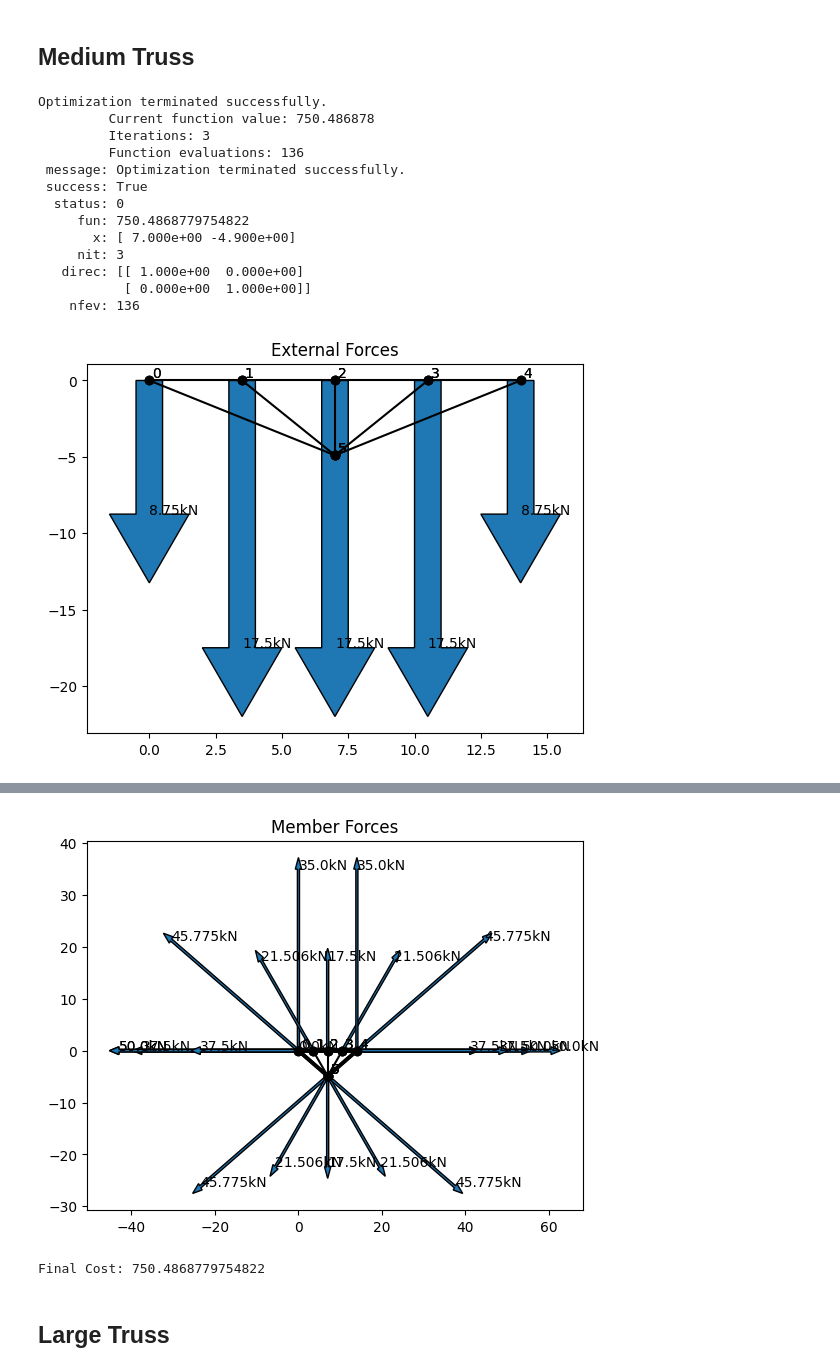
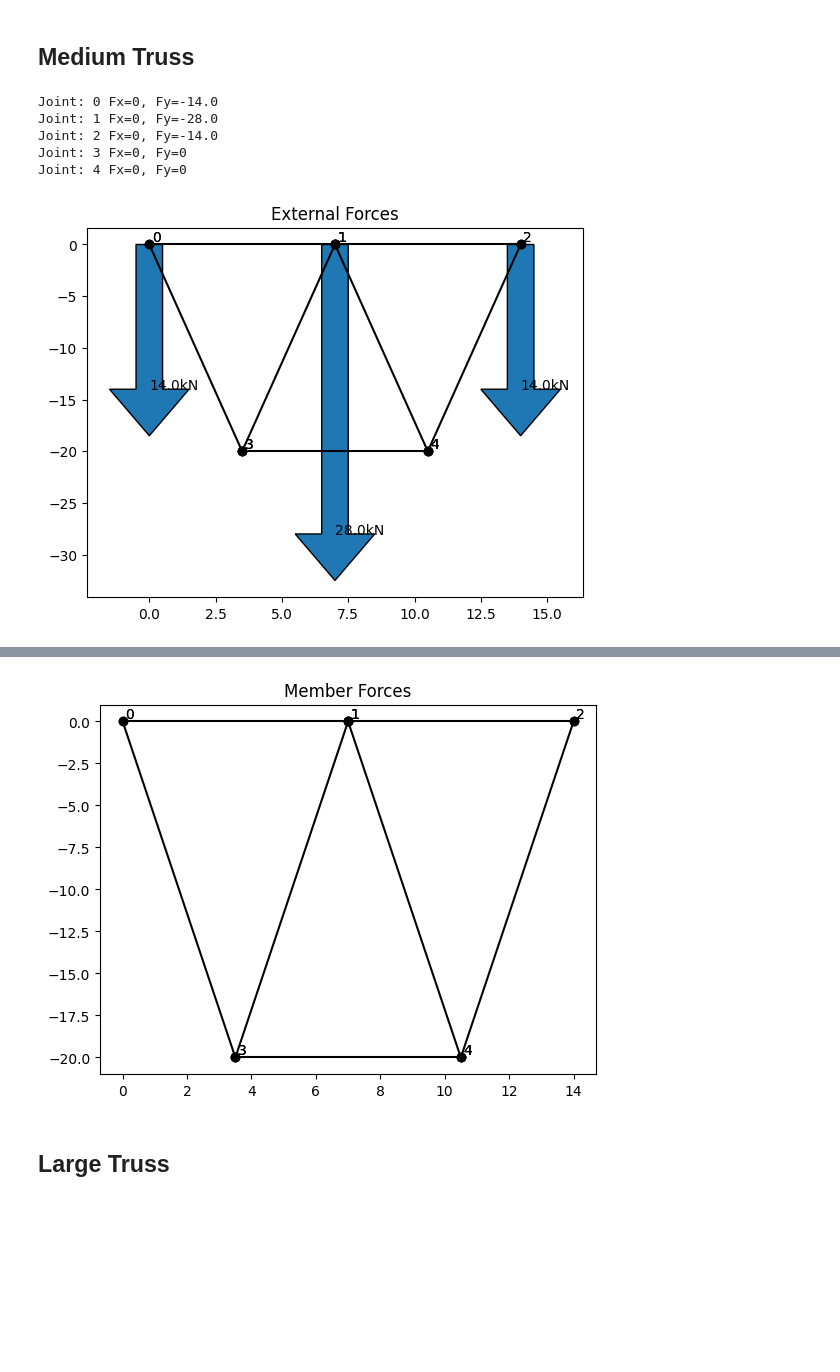
Before and after one commit to OLeather/truss-optimization, a Jupyter notebook: test.ipynb, the cells around one changed output, grey strips where cells are left out. Drawn from its saved outputs; the diff is of its cells as text; code cells hidden in the pictures; blank space fills up the shorter version.

```diff
--- a/test.ipynb
+++ b/test.ipynb
@@ -44,65 +43,33 @@ F_{12} = 0.0 \\
 ## Medium Truss
 # %%
 from truss import *
-from scipy.optimize import minimize
 
-
-TRAIN_WEIGHT_PER_M = 5 # kN/m
+TRAIN_WEIGHT_PER_M = 4 # kN/m
 BRIDGE_LENGTH = 14 # m
 
-def optimize(xs, ys):
-    joints = [
-        Joint(JointType.PIN, 0, 0, grounded=True),  # 0
-        Joint(JointType.GUSSET, 3.5, 0), # 1
-        Joint(JointType.GUSSET, 7, 0), # 2
-        Joint(JointType.GUSSET, 10.5, 0), # 3
-        Joint(JointType.ROLLER, 14, 0, grounded=True), # 4
-        Joint(JointType.GUSSET, xs[0], ys[0])] # 5
-        # Joint(JointType.GUSSET, xs[1], ys[1]), # 6
-        # Joint(JointType.GUSSET, xs[2], ys[2]), # 7
-        # Joint(JointType.GUSSET, xs[3], ys[3])] # 8
-    # links = [(0, 1), (1,2), (2,3), (3,4), (0,5), (1,5), (1,6), (2,6), (2,7), (3,7), (3,8), (4,8), (5,6), (6,7), (7,8)]
-    links = [(0, 1), (1,2), (2,3), (3,4), (0,5), (1,5), (2,5), (3,5), (4,5)]
-    train_force = Force(fx=0, fy=-TRAIN_WEIGHT_PER_M * BRIDGE_LENGTH, joints_applied=[0, 1, 2, 3, 4])
-    forces = [train_force]
+joints = [
+    Joint(JointType.PIN, 0, 0, grounded=True),  # 0
+    Joint(JointType.GUSSET, 7, 0), # 1
+    Joint(JointType.ROLLER, 14, 0, grounded=True), # 2
+    Joint(JointType.GUSSET, 3.5, -20), # 3
+    Joint(JointType.GUSSET, 10.5, -20)] # 4
+links = [(0, 1), (1,2), (0,3), (1,3), (1,4), (2,4), (3,4)]
+multipliers = [1, 1, 1, 1, 1, 1, 1]
+train_force = Force(fx=0, fy=-TRAIN_WEIGHT_PER_M * BRIDGE_LENGTH, joints_applied=[0, 1, 2])
+forces = [train_force]
 
-    truss = Truss(joints, links, forces)
-    truss.apply_external_forces()
+truss = Truss(joints, links, forces, multipliers)
+truss.apply_external_forces()
 
-    cost, success = truss.solve()
-    return cost, success, truss
-
-
-def optimize_cost(xs):
-    split = np.split(xs, 2)
-    cost, _, _ = optimize(split[0], split[1])
-    return cost
-
-
-cost, success, truss = optimize([1.75, 5.25, 8.75, 12.25], [-10, -10, -10, -10])
-x0 = np.array([7, -10])
-res = minimize(optimize_cost, x0, method='powell',
-               options={'xatol': 1e-8, 'disp': True})
-
-print(res)
-
-split = np.split(res.x, 2)
-cost, success, truss = optimize(split[0], split[1])
+truss.print_forces()
 truss.plot("External Forces", plot_external=True, plot_member=False)
+cost, success = truss.solve()
+print(cost, success)
 truss.plot("Member Forces", plot_external=False, plot_member=True)
-print("Final Cost: " + str(cost))
 # %% [output]
-Optimization terminated successfully.
-         Current function value: 750.486878
-         Iterations: 3
-         Function evaluations: 136
- message: Optimization terminated successfully.
- success: True
-  status: 0
-     fun: 750.4868779754822
-       x: [ 7.000e+00 -4.900e+00]
-     nit: 3
-   direc: [[ 1.000e+00  0.000e+00]
-           [ 0.000e+00  1.000e+00]]
-    nfev: 136
+Joint: 0 Fx=0, Fy=-14.0
+Joint: 1 Fx=0, Fy=-28.0
+Joint: 2 Fx=0, Fy=-14.0
+Joint: 3 Fx=0, Fy=0
+Joint: 4 Fx=0, Fy=0
-[figure, old version]
+[figure, new version]
@@ -109,5 +87,4 @@ Optimization terminated successfully.
-[figure, old version]
+[figure, new version]
-Final Cost: 750.4868779754822
 # %% [markdown]
 ## Large Truss
 # %%
```
Also changed, not shown: parts of 5 cells of this notebook, 1 other file.
